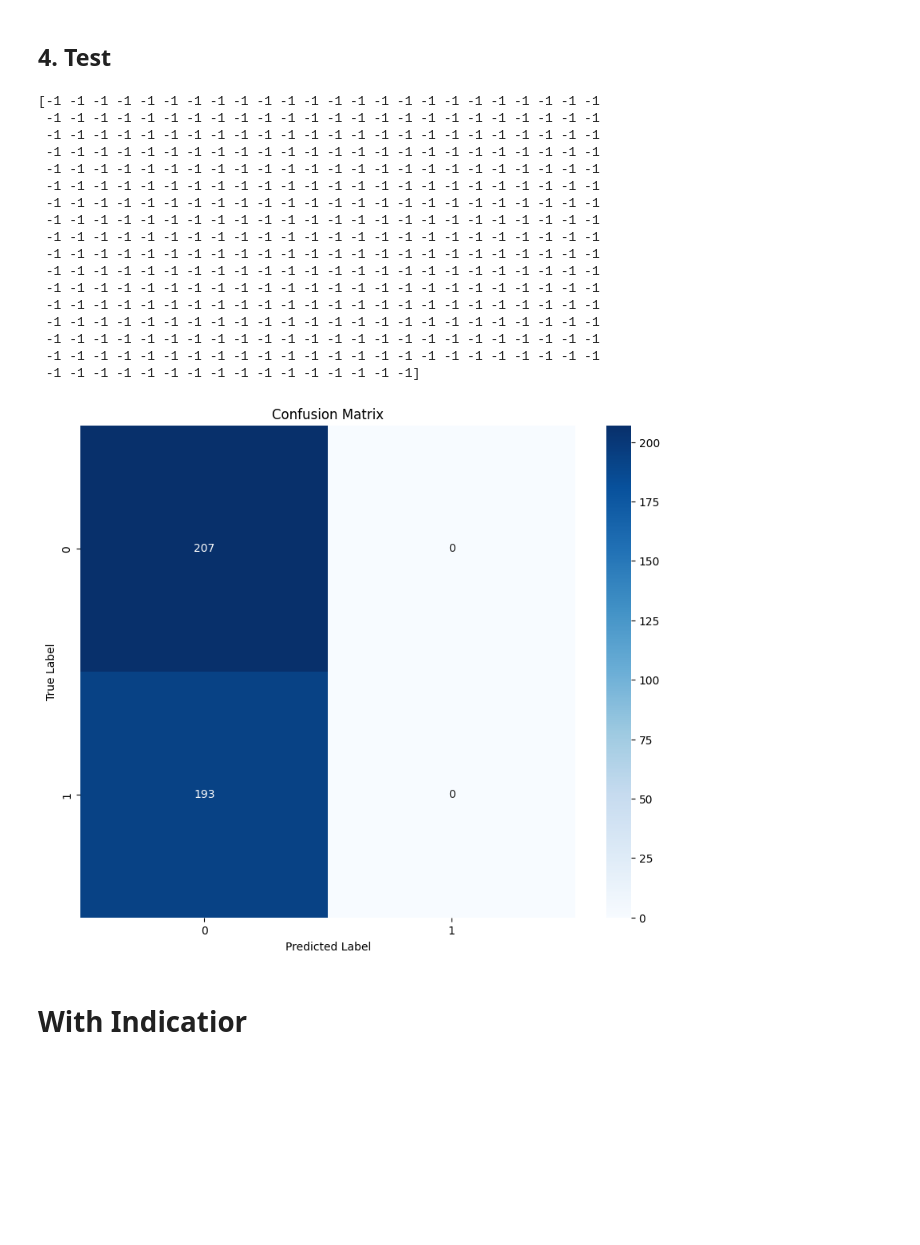
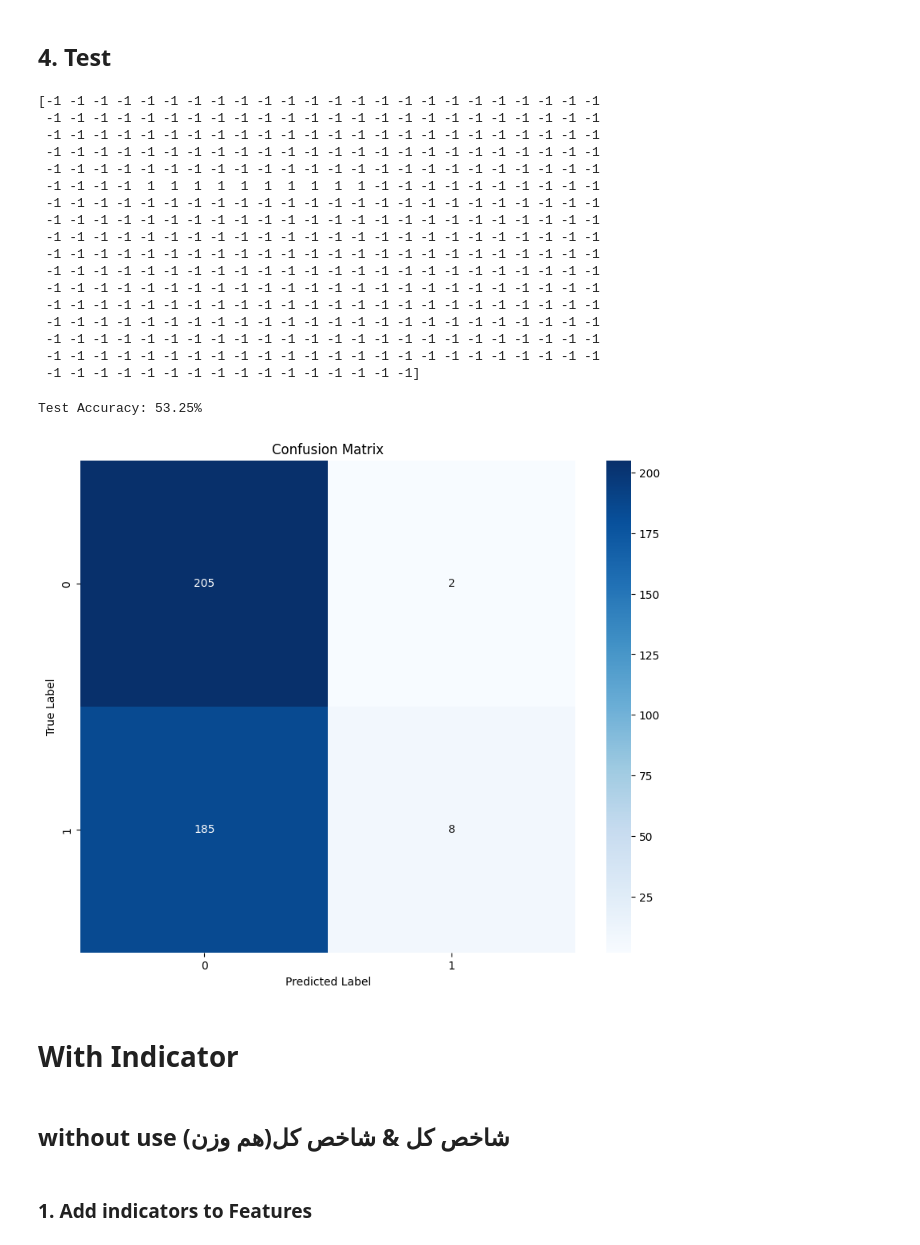
Before and after one commit to abdipourasl/Deep-Learning-1402, a Jupyter notebook: DL5.ipynb, the cells around one changed output. Drawn from its saved outputs; the diff is of its cells as text; code cells hidden in the pictures; blank space fills up the shorter version.

```diff
--- a/DL5.ipynb
+++ b/DL5.ipynb
@@ -98,7 +99,7 @@ labels = np.where(merged_Foolad[1:] >= merged_Foolad[:-1], 1, 0)
 
 
 # concatenate them
-data = np.vstack((merged_Foolad[:-1],merged_All[:-1],merged_HamVazn[:-1],common_dates[:-1],labels[:]))
+data = np.vstack((merged_Foolad[1:],merged_All[1:],merged_HamVazn[1:],common_dates[1:],labels[:]))
 
 print(data.shape)
 data
@@ -340,8 +344,6 @@ Epoch: 50       Training Loss: 0.650433
 # %% [markdown]
 ## 4. Test
 # %%
-
-# Testing the model
 model.eval()
 with torch.no_grad():
     test_outputs = model(X_test.float())
@@ -356,7 +358,7 @@ print(predicted_labels)
  -1 -1 -1 -1 -1 -1 -1 -1 -1 -1 -1 -1 -1 -1 -1 -1 -1 -1 -1 -1 -1 -1 -1 -1
  -1 -1 -1 -1 -1 -1 -1 -1 -1 -1 -1 -1 -1 -1 -1 -1 -1 -1 -1 -1 -1 -1 -1 -1
  -1 -1 -1 -1 -1 -1 -1 -1 -1 -1 -1 -1 -1 -1 -1 -1 -1 -1 -1 -1 -1 -1 -1 -1
- -1 -1 -1 -1 -1 -1 -1 -1 -1 -1 -1 -1 -1 -1 -1 -1 -1 -1 -1 -1 -1 -1 -1 -1
+ -1 -1 -1 -1  1  1  1  1  1  1  1  1  1  1 -1 -1 -1 -1 -1 -1 -1 -1 -1 -1
  -1 -1 -1 -1 -1 -1 -1 -1 -1 -1 -1 -1 -1 -1 -1 -1 -1 -1 -1 -1 -1 -1 -1 -1
  -1 -1 -1 -1 -1 -1 -1 -1 -1 -1 -1 -1 -1 -1 -1 -1 -1 -1 -1 -1 -1 -1 -1 -1
  -1 -1 -1 -1 -1 -1 -1 -1 -1 -1 -1 -1 -1 -1 -1 -1 -1 -1 -1 -1 -1 -1 -1 -1
@@ -371,19 +373,26 @@ print(predicted_labels)
 # %%
 from sklearn.metrics import confusion_matrix
 # a = np.array(*predicted_labels)
+test_accuracy = accuracy_score(y_test, predicted_labels)
+print(f'Test Accuracy: {100 * test_accuracy:.2f}%')
 conf_matrix = confusion_matrix(y_test, predicted_labels)
 import seaborn as sns
 # Plot confusion matrix
 plt.figure(figsize=(10, 8))
 sns.heatmap(conf_matrix, annot=True, fmt='d', cmap='Blues')
 plt.title('Confusion Matrix')
 plt.xlabel('Predicted Label')
 plt.ylabel('True Label')
 plt.show()
 # %% [output]
+Test Accuracy: 53.25%
-[figure, old version]
+[figure, new version]
 # %% [markdown]
-# With Indicatior
+# With Indicator
+# %% [markdown]
+## without use شاخص کل & شاخص کل(هم وزن)
+# %% [markdown]
+### 1. Add indicators to Features
 # %%
 pip install pandas-ta
 # %% [output]
```
Also changed, not shown: parts of 78 cells of this notebook.
